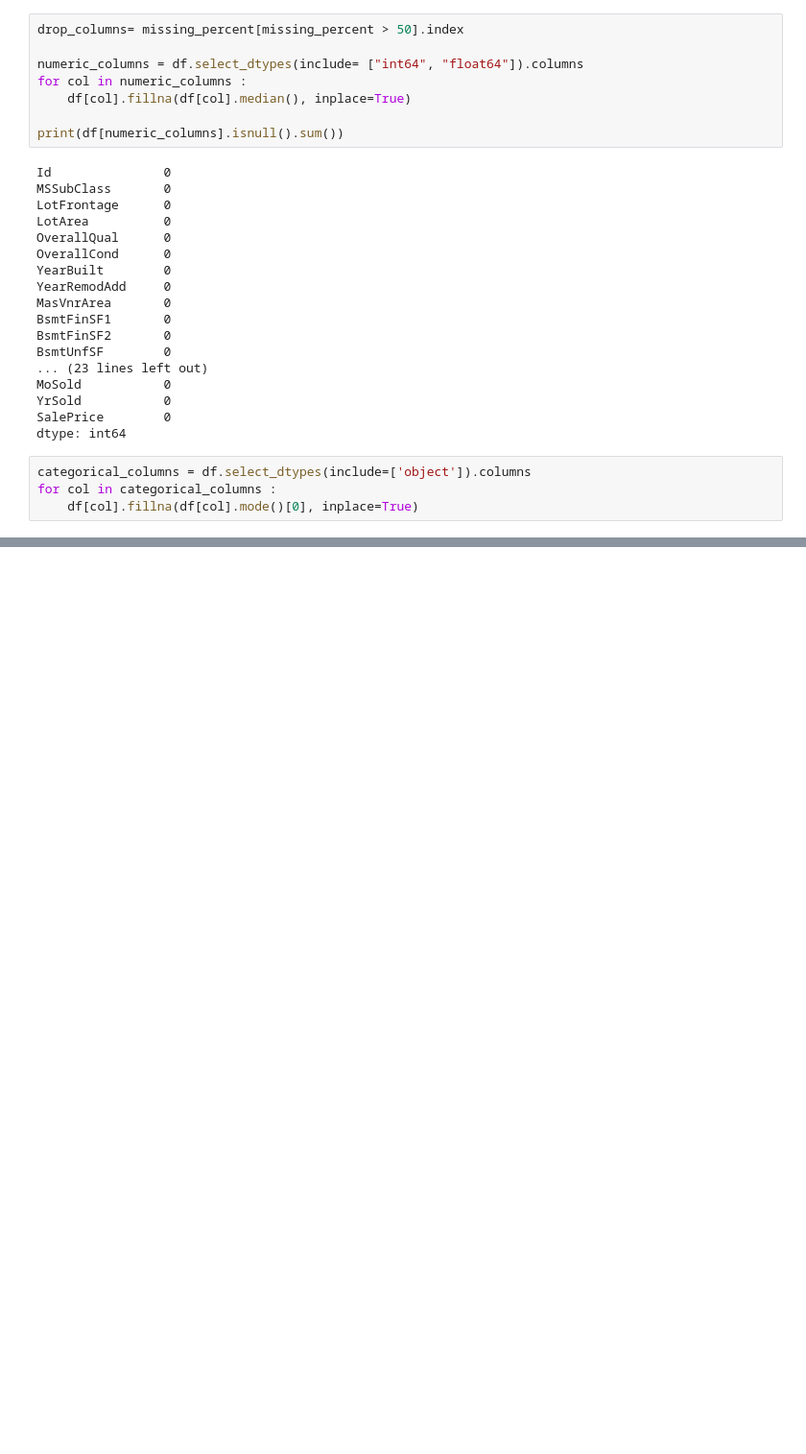
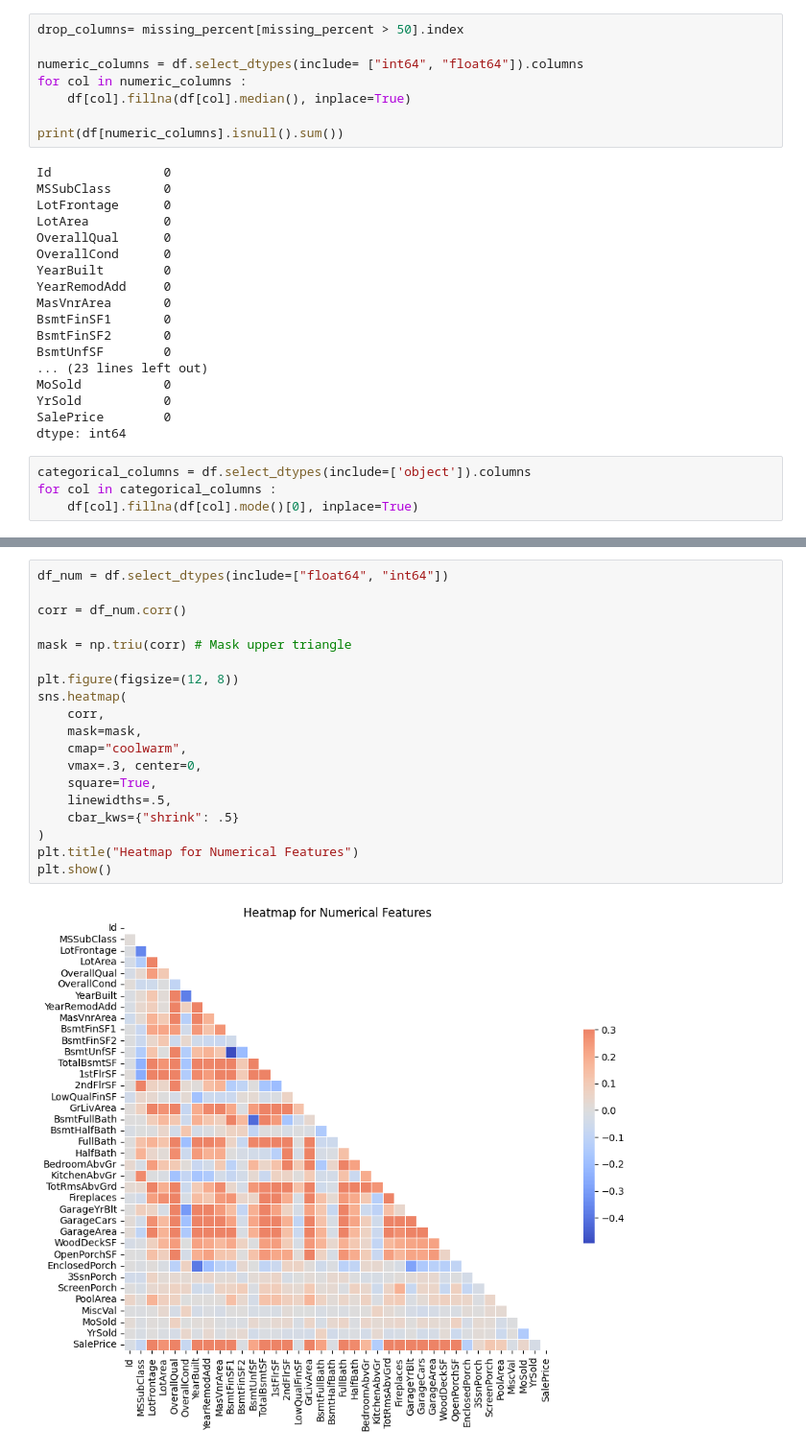
Before and after one commit to Mehdipoladrag/House-Prices-Project, a Jupyter notebook: houseprice_proj.ipynb, the cells around one changed output, grey strips where cells are left out. Shown at 96% size. Saved outputs shown, nothing was run; the diff lists cells and outputs as text; blank space fills up the shorter version.

```diff
--- a/houseprice_proj.ipynb
+++ b/houseprice_proj.ipynb
@@ -212,0 +245,21 @@ for col in categorical_columns :
+# %%
+df_num = df.select_dtypes(include=["float64", "int64"])
+
+corr = df_num.corr()
+
+mask = np.triu(corr) # Mask upper triangle
+
+plt.figure(figsize=(12, 8))
+sns.heatmap(
+    corr,
+    mask=mask,
+    cmap="coolwarm",
+    vmax=.3, center=0,
+    square=True,
+    linewidths=.5,
+    cbar_kws={"shrink": .5}
+)
+plt.title("Heatmap for Numerical Features")
+plt.show()
+# %% [output]
+[figure, added]
```
Also changed, not shown: parts of 10 cells of this notebook.
